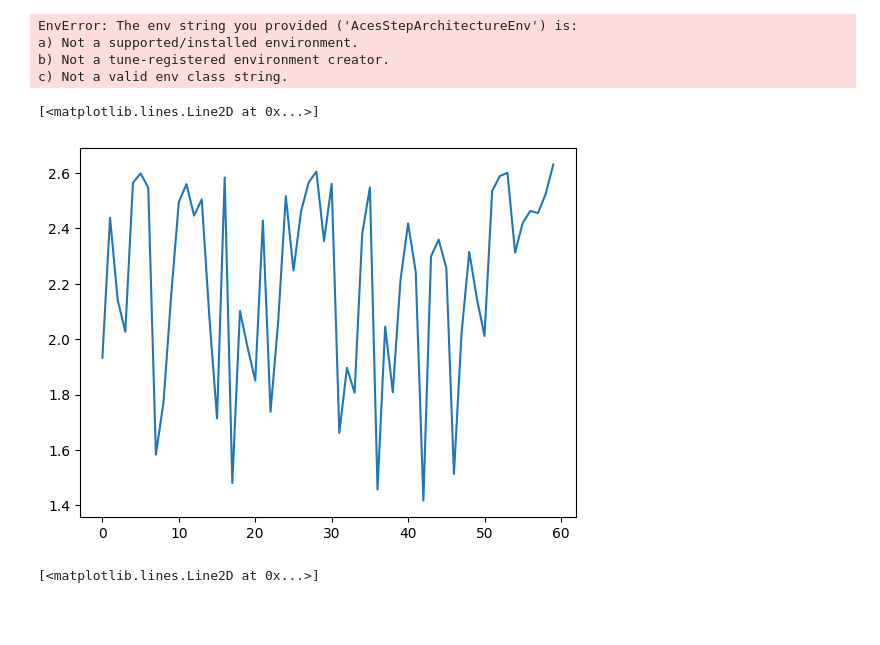
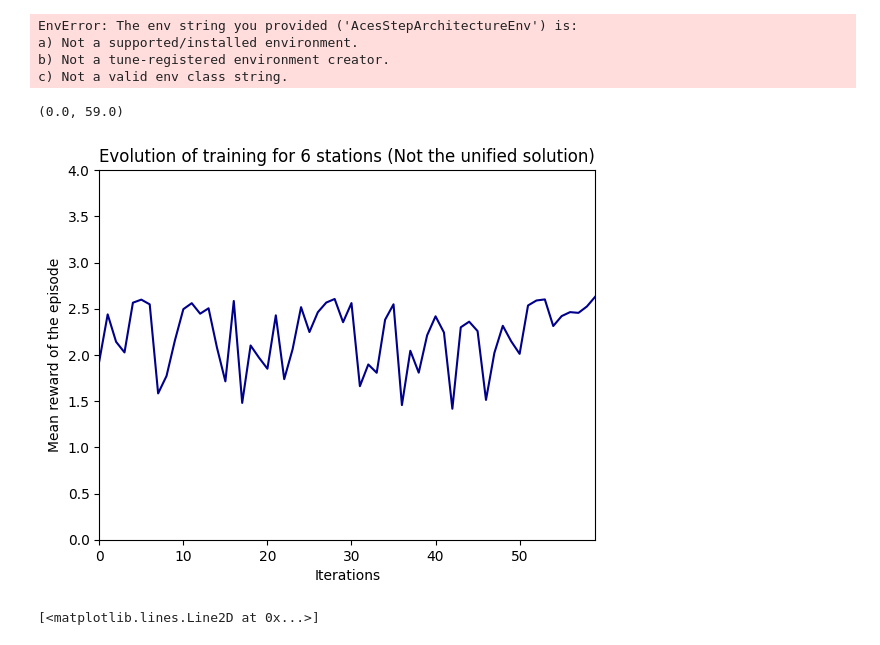
Before and after one commit to calzadaharo/TFM_ACES, a Jupyter notebook: 6_stations_2_points.ipynb, the cells around one changed output. Saved outputs shown, nothing was run; the diff lists cells and outputs as text; code cells hidden in the pictures; blank space fills up the shorter version.

Commit message:
Unified and trainings, done

```diff
--- a/6_stations_2_points.ipynb
+++ b/6_stations_2_points.ipynb
@@ -119,6 +122,17 @@ class Architecture:
                 load[i] = (self.s_capacity - sum([a*b for a,b in zip(list(self.devices[i].values()), self.weights)]))/self.s_capacity
             if load[i] <= self.min_free_space:
                 self.space_flag = i
+        return load
+
+    def false_free_space(self):
+        load = {}
+        for i in range(self.num_c + self.num_s):
+            if i < self.num_c:
+                load[i] = (self.c_capacity - sum([a*b for a,b in zip(list(self.false_devices[i].values()), self.weights)]))/self.c_capacity
+            else:
+                load[i] = (self.s_capacity - sum([a*b for a,b in zip(list(self.false_devices[i].values()), self.weights)]))/self.s_capacity
+            # if load[i] <= self.min_free_space:
+            #     self.space_flag = i
         return load
 
     def reduce_type(self, data_type):
@@ -593,11 +607,16 @@ EnvError: The env string you provided ('AcesStepArchitectureEnv') is:
 a) Not a supported/installed environment.
 b) Not a tune-registered environment creator.
 c) Not a valid env class string.
-# %%
-plt.plot(result_6)
-# %% [output]
-[<matplotlib.lines.Line2D at 0x...>]
-[figure, removed]
+# %%
+plt.plot(result_6, color='darkblue')
+plt.title("Evolution of training for 6 stations (Not the unified solution)")
+plt.xlabel("Iterations")
+plt.ylabel("Mean reward of the episode")
+plt.ylim(0,4)
+plt.xlim(0,59)
+# %% [output]
+(0.0, 59.0)
+[figure, added]
 # %%
 plt.plot(result_6)
 # %% [output]
```
Also changed, not shown: parts of 9 cells of this notebook, 4 other files.
